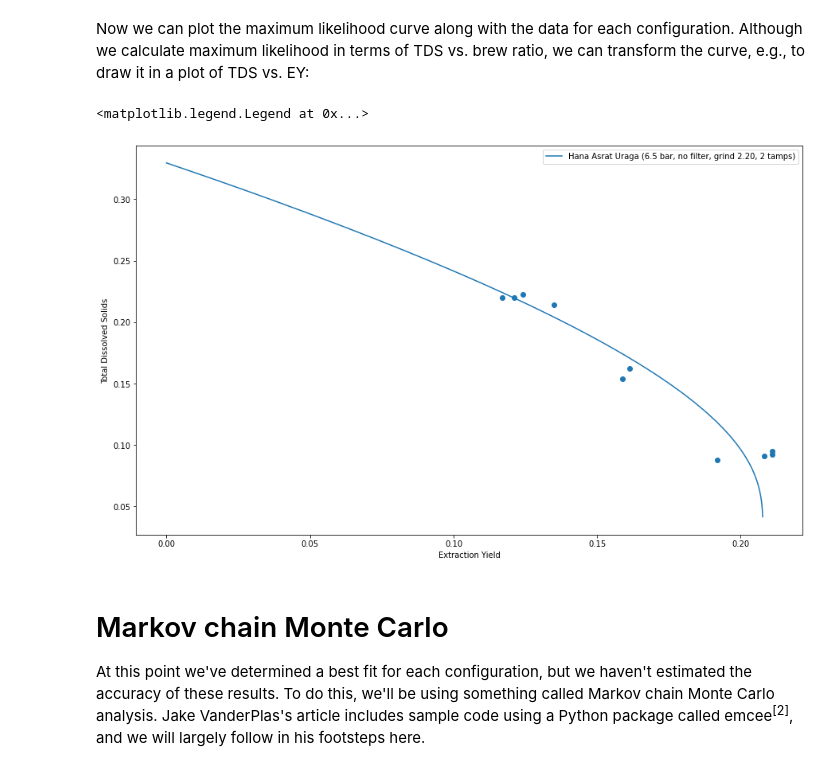
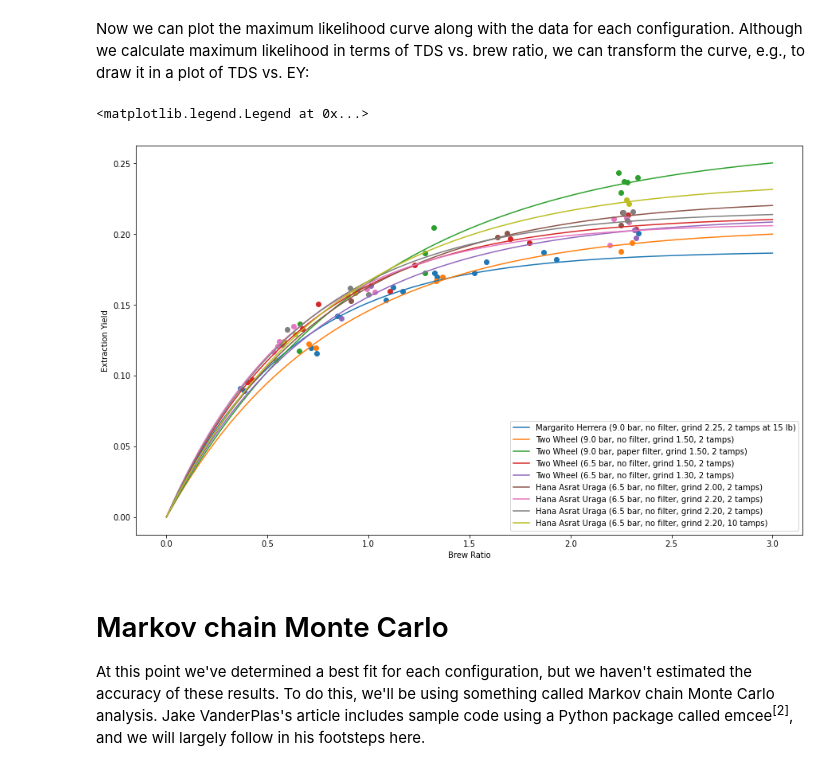
Before and after one commit to quantitativecafe/blog, a Jupyter notebook: ey-vs-ratio/ey-vs-ratio.ipynb, the cells around one changed output. Saved outputs shown, nothing was run; the diff lists cells and outputs as text; code cells hidden in the pictures.

```diff
--- a/ey-vs-ratio/ey-vs-ratio.ipynb
+++ b/ey-vs-ratio/ey-vs-ratio.ipynb
@@ -317,56 +338,59 @@ Hana Asrat Uraga (6.5 bar, no filter, grind 2.20, 2 tamps)...
 # %% [markdown]
 Now we can plot the maximum likelihood curve along with the data for each configuration. Although we calculate maximum likelihood in terms of TDS vs. brew ratio, we can transform the curve, e.g., to draw it in a plot of TDS vs. EY:
 # %%
-def plot_fit(ax, row, color=None, draw_ticks=False):
-    m = row['fit_m']
-    tau = row['fit_tau']
+plot_br = ('Brew Ratio', lambda br, tds: br)
+plot_tds = ('Total Dissolved Solids', lambda br, tds: tds)
+plot_ey = ('Extraction Yield', lambda br, tds: br * tds)
 
-    fit_br = np.append([1e-6], np.linspace(0., 5., 201)[1:])
-    fit_tds = model_tds(fit_br, m, tau)
-    fit_ey = fit_br * fit_tds
+def plot_fit(ax, fx, fy, br, m, tau, color=None, label=None):
+    tds = model_tds(br, m, tau)
 
     # Draw maximum likelihood curve
-    traj, = ax.plot(fit_ey, fit_tds, color=color, label=row['description'])
+    traj, = ax.plot(fx[1](br, tds), fy[1](br, tds), color=color, label=label)
 
-    if draw_ticks:
+    if fx != plot_br and fy != plot_br:
         # Draw ticks to indicate brew ratio
         major_ticks = LineTicks(traj, range(0, 201, 40), 10, lw=1,
-                                label=['{:.0f}'.format(round(tt)) for tt in fit_br[::40]])
+                                label=['{:.0f}'.format(round(tt)) for tt in br[::40]])
         minor_ticks = LineTicks(traj, range(0, 201, 4), 4, lw=1)
 
-def plot_points(ax, some_shots, color=None):
+def plot_points(ax, fx, fy, some_shots, color=None):
     br = np.array(some_shots['brew_ratio'])
     tds = np.array(some_shots['tds'])
-    ey = br * tds
 
     # Draw data points
-    ax.scatter(ey, tds, color=color)
+    ax.scatter(fx[1](br, tds), fy[1](br, tds), color=color)
+
+def plot_labels(ax, fx, fy):
+    ax.set_xlabel(fx[0])
+    ax.set_ylabel(fy[0])
 
 fig, ax = plt.subplots(figsize=(15,9))
 
-ax.set_xlabel('Extraction Yield')
-ax.set_ylabel('Total Dissolved Solids')
+plot_x = plot_br
+plot_y = plot_ey
+
+plot_labels(ax, plot_x, plot_y)
 
 for ci, (index, row) in enumerate(configs.iterrows()):
     some_shots = shots[shots['config_id'] == index]
 
     # Get plot colour
     color = f'C{ci}'
 
     # Plot maximum likelihood fit
-    plot_fit(ax, row, color)
+    plot_fit(ax, plot_br, plot_ey,
+             np.append([1e-6], np.linspace(0., 3., 201)[1:]),
+             row['fit_m'], row['fit_tau'],
+             color, row['description'])
 
     # Plot points
-    plot_points(ax, some_shots, color)
-
-# We will use these values later
-plt_xlim = ax.get_xlim()
-plt_ylim = ax.get_ylim()
+    plot_points(ax, plot_x, plot_y, some_shots, color)
 
 ax.legend()
 # %% [output]
 <matplotlib.legend.Legend at 0x...>
-[figure, old version]
+[figure, new version]
 # %% [markdown]
 # Markov chain Monte Carlo
 
```
Also changed, not shown: parts of 15 cells of this notebook, 13 other files.
